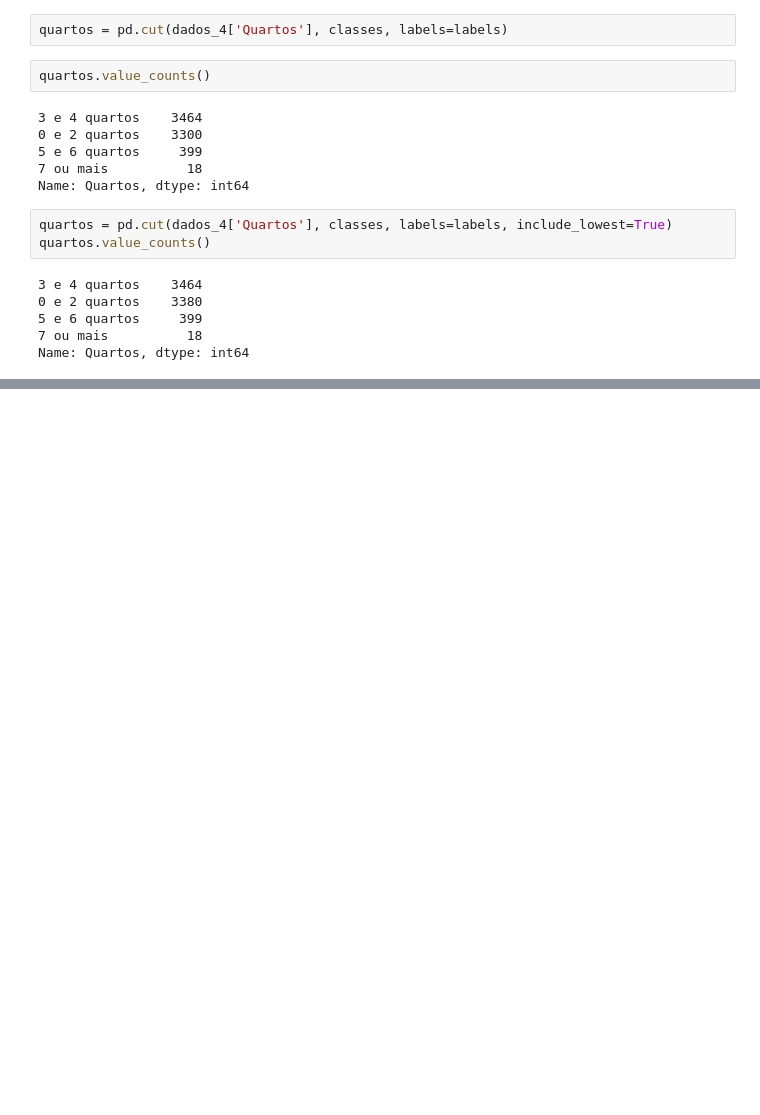
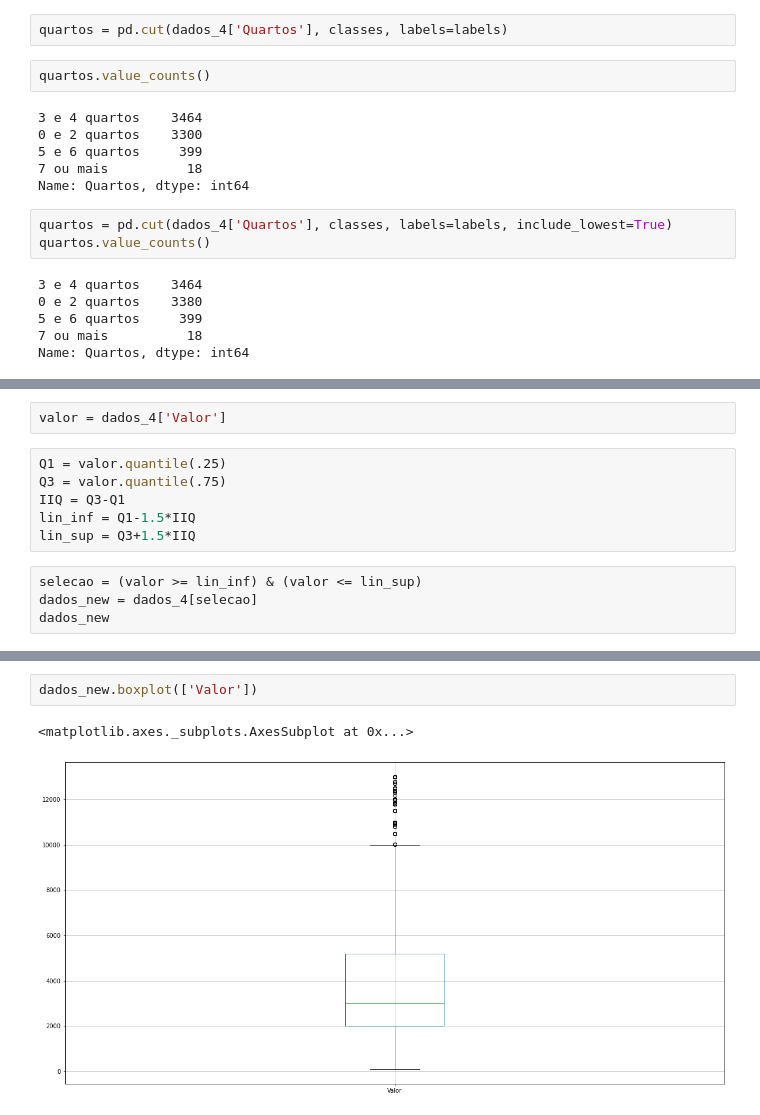
Before and after one commit to andrade-lcs/Data_Science_alura, a Jupyter notebook: pandas_alura.ipynb, the cells around one changed output, grey strips where cells are left out. Cells and saved outputs as stored; diff of their text form; blank space fills up the shorter version.

```diff
--- a/pandas_alura.ipynb
+++ b/pandas_alura.ipynb
@@ -999,0 +1029,12 @@ Name: Quartos, dtype: int64
+# %%
+valor = dados_4['Valor']
+# %%
+Q1 = valor.quantile(.25)
+Q3 = valor.quantile(.75)
+IIQ = Q3-Q1
+lin_inf = Q1-1.5*IIQ
+lin_sup = Q3+1.5*IIQ
+# %%
+selecao = (valor >= lin_inf) & (valor <= lin_sup)
+dados_new = dados_4[selecao]
+dados_new
@@ -999,0 +1055,5 @@ Name: Quartos, dtype: int64
+# %%
+dados_new.boxplot(['Valor'])
+# %% [output]
+<matplotlib.axes._subplots.AxesSubplot at 0x...>
+[figure, added]
```
Also changed, not shown: parts of 26 cells of this notebook.
